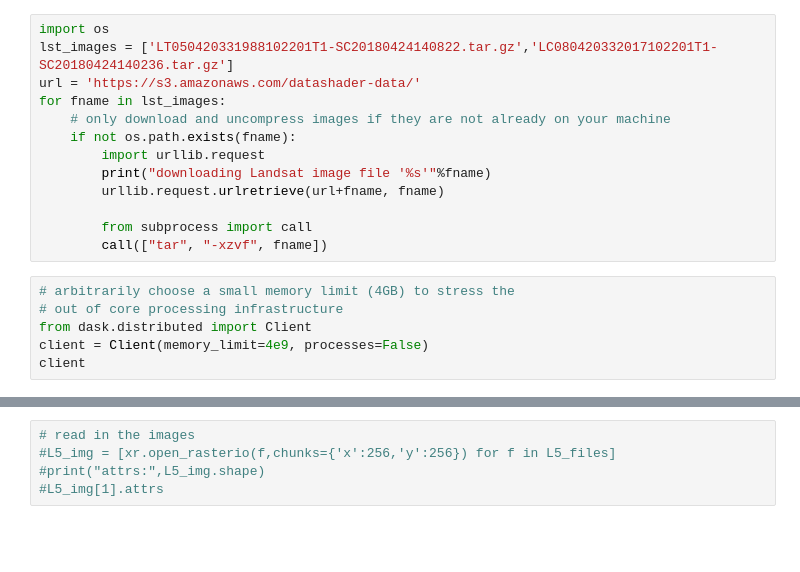
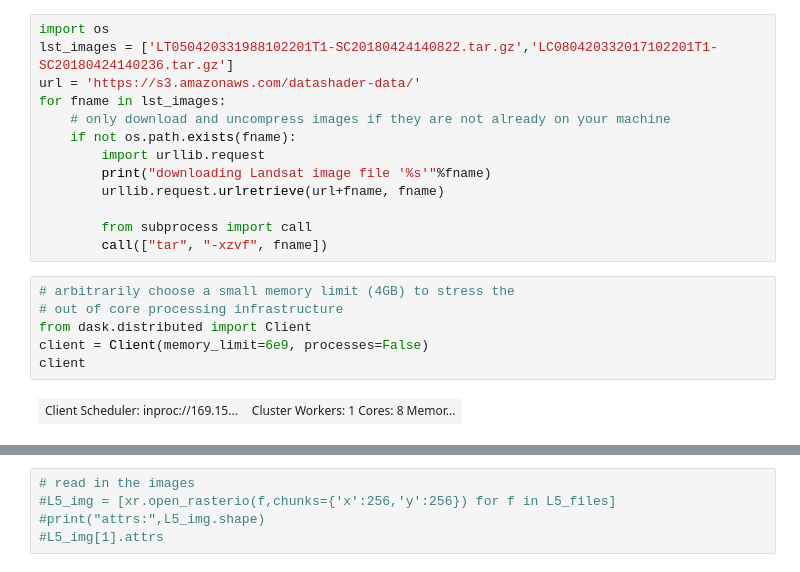
Before and after one commit to holoviz-topics/EarthML, a Jupyter notebook: examples/Walker_Lake.ipynb, the cells around one changed output, grey strips where cells are left out. Drawn from its saved outputs; the diff is of its cells as text; blank space fills up the shorter version.

```diff
--- a/examples/Walker_Lake.ipynb
+++ b/examples/Walker_Lake.ipynb
@@ -42,9 +46,11 @@ for fname in lst_images:
 # %%
 # arbitrarily choose a small memory limit (4GB) to stress the
 # out of core processing infrastructure
 from dask.distributed import Client
-client = Client(memory_limit=4e9, processes=False)
+client = Client(memory_limit=6e9, processes=False)
 client
+# %% [output]
+| Client Scheduler: inproc://169.15... | Cluster Workers: 1 Cores: 8 Memor... |
 # %%
 # LANDSAT images 1988/10/22
 L5_files = sorted(glob.glob("LT05_L1TP_042033_19881022_20161001_01_T1_sr_band*.tif"))
```
Also changed, not shown: parts of 8 cells of this notebook.
